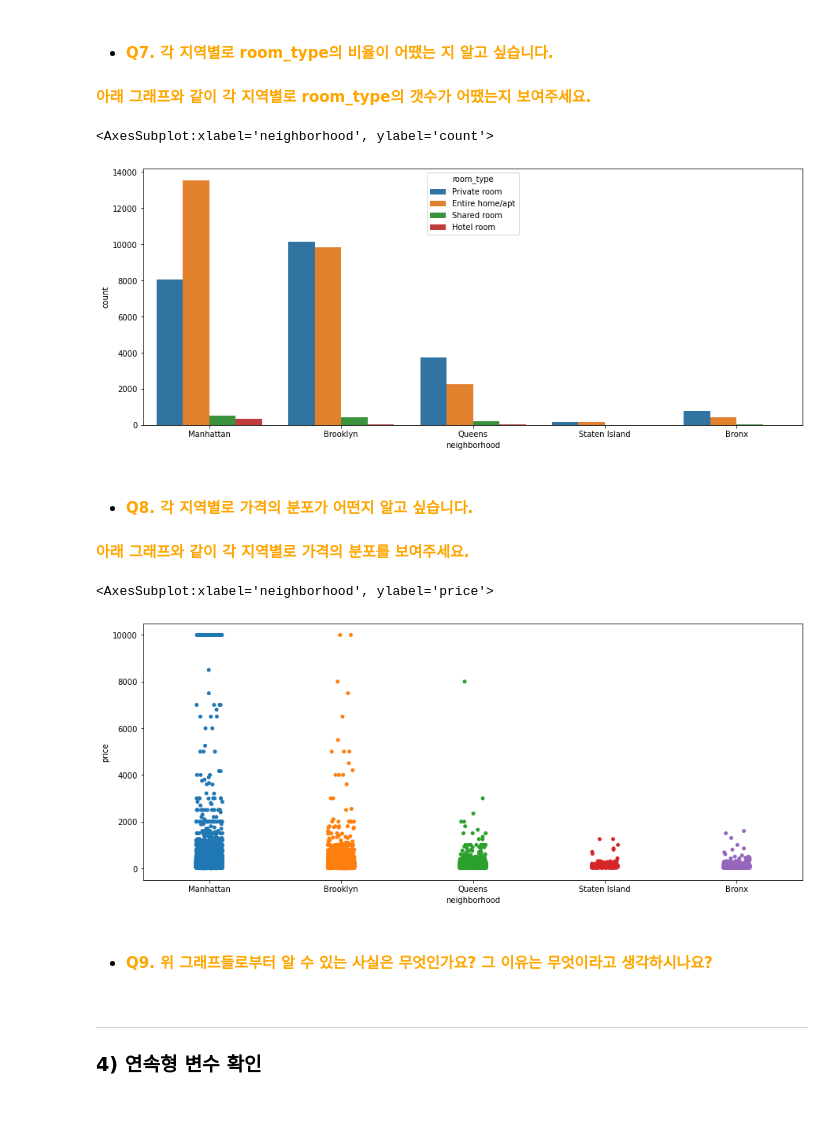
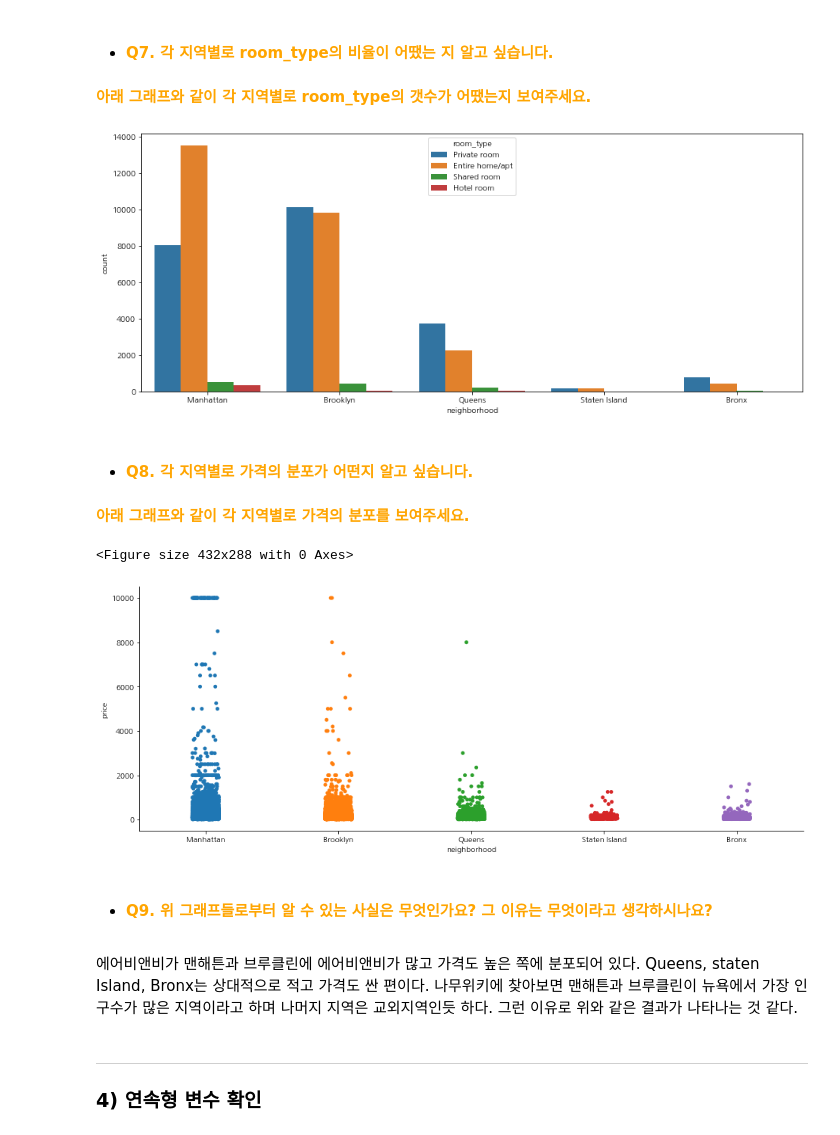
Before and after one commit to lhmlhm1111/ybigta_task, a Jupyter notebook: EDA&visualization/EDA&시각화_과제.ipynb, the cells around one changed output. Drawn from its saved outputs; the diff is of its cells as text; code cells hidden in the pictures.

Commit message:
EDA&Visualization hw

```diff
--- a/EDA&visualization/EDA&시각화_과제.ipynb
+++ b/EDA&visualization/EDA&시각화_과제.ipynb
@@ -144,17 +161,21 @@ memory usage: 21.3+ MB
 # %%
 # Q7
 plt.figure(figsize=(15,6))
+sns.countplot(data=df, x='neighborhood', hue='room_type')
+plt.show()
 # %% [output]
-<AxesSubplot:xlabel='neighborhood', ylabel='count'>
-[figure, old version]
+[figure, new version]
 # %% [markdown]
 - #### <font color='orange'> Q8. 각 지역별로 가격의 분포가 어떤지 알고 싶습니다.
 #### <font color='orange'> 아래 그래프와 같이 각 지역별로 가격의 분포를 보여주세요.
 # %%
 # Q8
 # plt.figure() 여기부턴 직접 사이즈 조절해보세요
+plt.figure()
+sns.catplot(data=df, x='neighborhood', y='price', height=5, aspect=13/5)
+plt.show()
 # %% [output]
-<AxesSubplot:xlabel='neighborhood', ylabel='price'>
+<Figure size 432x288 with 0 Axes>
-[figure, old version]
+[figure, new version]
 # %% [markdown]
 - #### <font color='orange'> Q9. 위 그래프들로부터 알 수 있는 사실은 무엇인가요? 그 이유는 무엇이라고 생각하시나요?
@@ -163,3 +182,6 @@ plt.figure(figsize=(15,6))
+# %% [markdown]
+
+에어비앤비가 맨해튼과 브루클린에 에어비앤비가 많고 가격도 높은 쪽에 분포되어 있다. Queens, staten Island, Bronx는 상대적으로 적고 가격도 싼 편이다. 나무위키에 찾아보면 맨해튼과 브루클린이 뉴욕에서 가장 인구수가 많은 지역이라고 하며 나머지 지역은 교외지역인듯 하다. 그런 이유로 위와 같은 결과가 나타나는 것 같다.
 # %% [markdown]
 ---
 ### 4) 연속형 변수 확인
```
Also changed, not shown: parts of 17 cells of this notebook.
